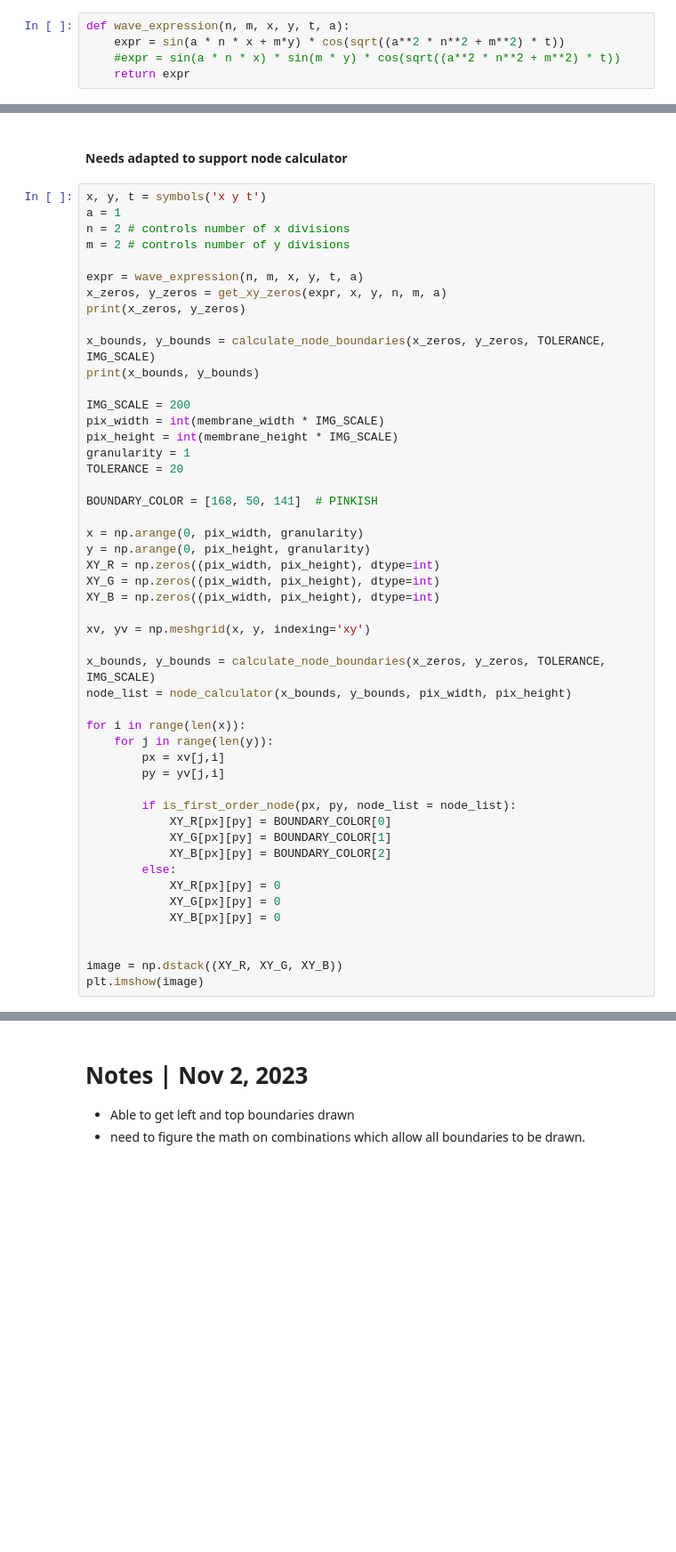
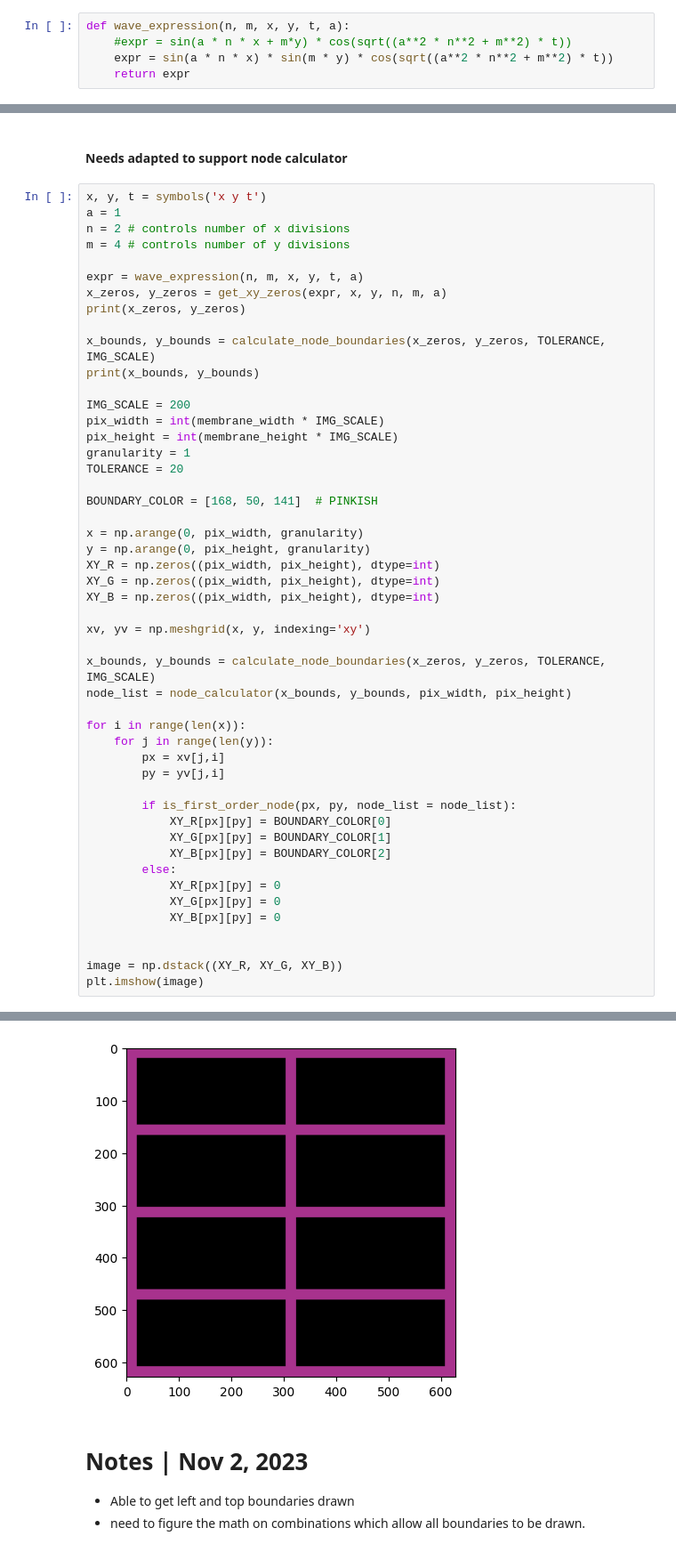
Before and after one commit to dr-Sax/Digital_Audio, a Jupyter notebook: Research/Chladni Figures/chladni_patterns.ipynb, the cells around one changed output, grey strips where cells are left out. Shown at 89% size. Cells and saved outputs as stored; diff of their text form; blank space fills up the shorter version.

```diff
--- a/Research/Chladni Figures/chladni_patterns.ipynb
+++ b/Research/Chladni Figures/chladni_patterns.ipynb
@@ -572,8 +572,8 @@ alpha = 1  # ratio of membrane height to width
 membrane_width = membrane_height / alpha
 # %%
 def wave_expression(n, m, x, y, t, a):
-    expr = sin(a * n * x + m*y) * cos(sqrt((a**2 * n**2 + m**2) * t))
-    #expr = sin(a * n * x) * sin(m * y) * cos(sqrt((a**2 * n**2 + m**2) * t))
+    #expr = sin(a * n * x + m*y) * cos(sqrt((a**2 * n**2 + m**2) * t))
+    expr = sin(a * n * x) * sin(m * y) * cos(sqrt((a**2 * n**2 + m**2) * t))
     return expr
 # %% [markdown]
 #### Solving for the zeros in x and y
@@ -675,7 +675,7 @@ def is_first_order_node(px, py, node_list):
 x, y, t = symbols('x y t')
 a = 1
 n = 2 # controls number of x divisions
-m = 2 # controls number of y divisions
+m = 4 # controls number of y divisions
 
 expr = wave_expression(n, m, x, y, t, a)
 x_zeros, y_zeros = get_xy_zeros(expr, x, y, n, m, a)
@@ -725,3 +730,4 @@ TypeError: cannot determine truth value of Relational
+[figure, added]
 # %% [markdown]
 # Notes | Nov 2, 2023
 * Able to get left and top boundaries drawn
```
Also changed, not shown: parts of 2 cells of this notebook, 1 other file.
